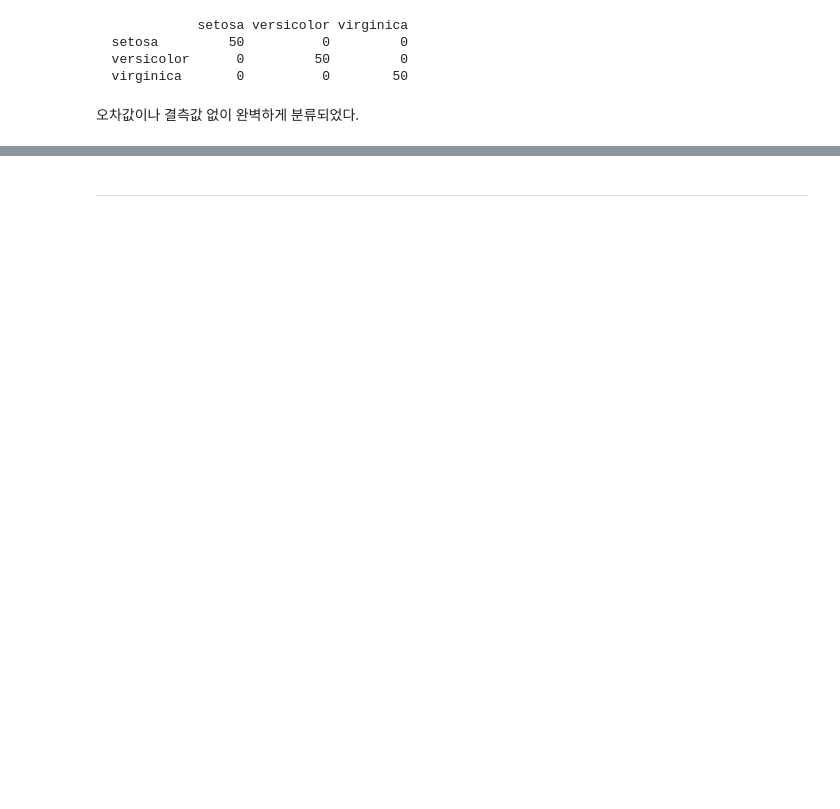
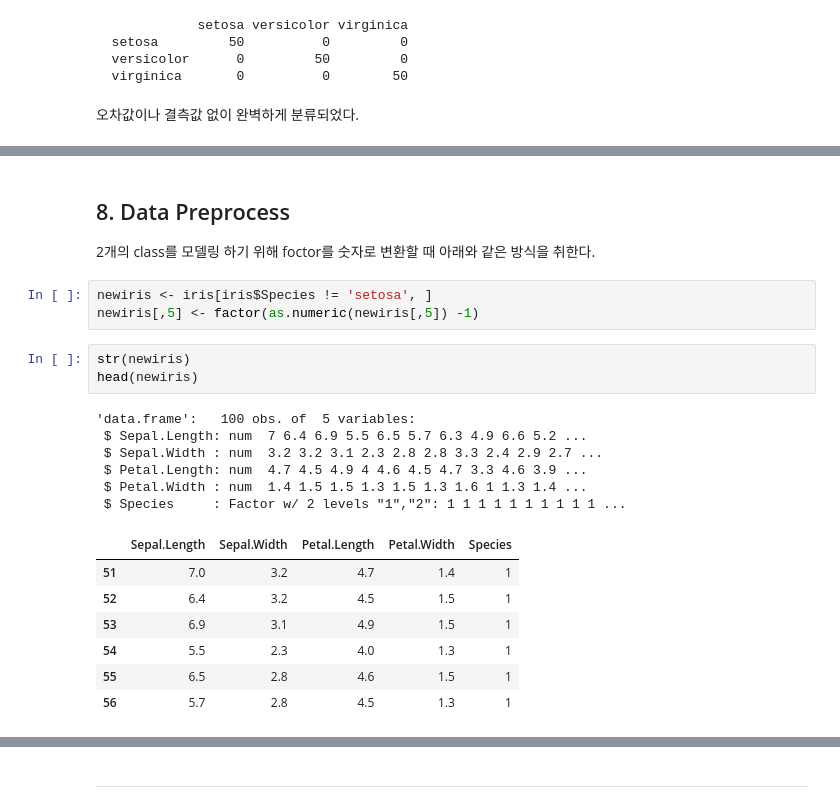
Before and after one commit to ecjang/pages, a Jupyter notebook: ADsP/[data] EnssembleBoosting_Iris.ipynb, the cells around one changed output, grey strips where cells are left out. Saved outputs shown, nothing was run; the diff lists cells and outputs as text; blank space fills up the shorter version.

```diff
--- a/ADsP/[data] EnssembleBoosting_Iris.ipynb
+++ b/ADsP/[data] EnssembleBoosting_Iris.ipynb
@@ -101,0 +111,24 @@ table(pred$class, iris[,5])
+# %% [markdown]
+## 8. Data Preprocess
+
+2개의 class를 모델링 하기 위해 foctor를 숫자로 변환할 때 아래와 같은 방식을 취한다.
+# %%
+newiris <- iris[iris$Species != 'setosa', ]
+newiris[,5] <- factor(as.numeric(newiris[,5]) -1)
+# %%
+str(newiris)
+head(newiris)
+# %% [output]
+'data.frame':   100 obs. of  5 variables:
+ $ Sepal.Length: num  7 6.4 6.9 5.5 6.5 5.7 6.3 4.9 6.6 5.2 ...
+ $ Sepal.Width : num  3.2 3.2 3.1 2.3 2.8 2.8 3.3 2.4 2.9 2.7 ...
+ $ Petal.Length: num  4.7 4.5 4.9 4 4.6 4.5 4.7 3.3 4.6 3.9 ...
+ $ Petal.Width : num  1.4 1.5 1.5 1.3 1.5 1.3 1.6 1 1.3 1.4 ...
+ $ Species     : Factor w/ 2 levels "1","2": 1 1 1 1 1 1 1 1 1 1 ...
+|  | Sepal.Length | Sepal.Width | Petal.Length | Petal.Width | Species |
+| 51 | 7.0 | 3.2 | 4.7 | 1.4 | 1 |
+| 52 | 6.4 | 3.2 | 4.5 | 1.5 | 1 |
+| 53 | 6.9 | 3.1 | 4.9 | 1.5 | 1 |
+| 54 | 5.5 | 2.3 | 4.0 | 1.3 | 1 |
+| 55 | 6.5 | 2.8 | 4.6 | 1.5 | 1 |
+| 56 | 5.7 | 2.8 | 4.5 | 1.3 | 1 |
```
Also changed, not shown: parts of 20 cells of this notebook, 1 other file.
